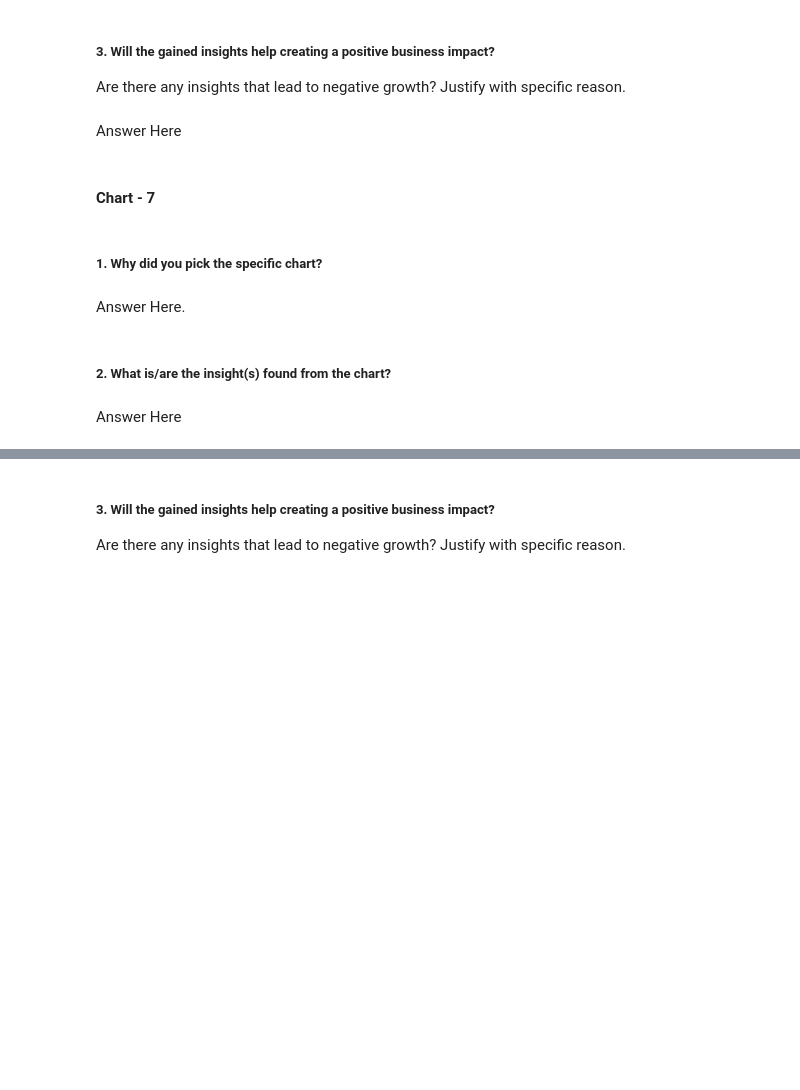
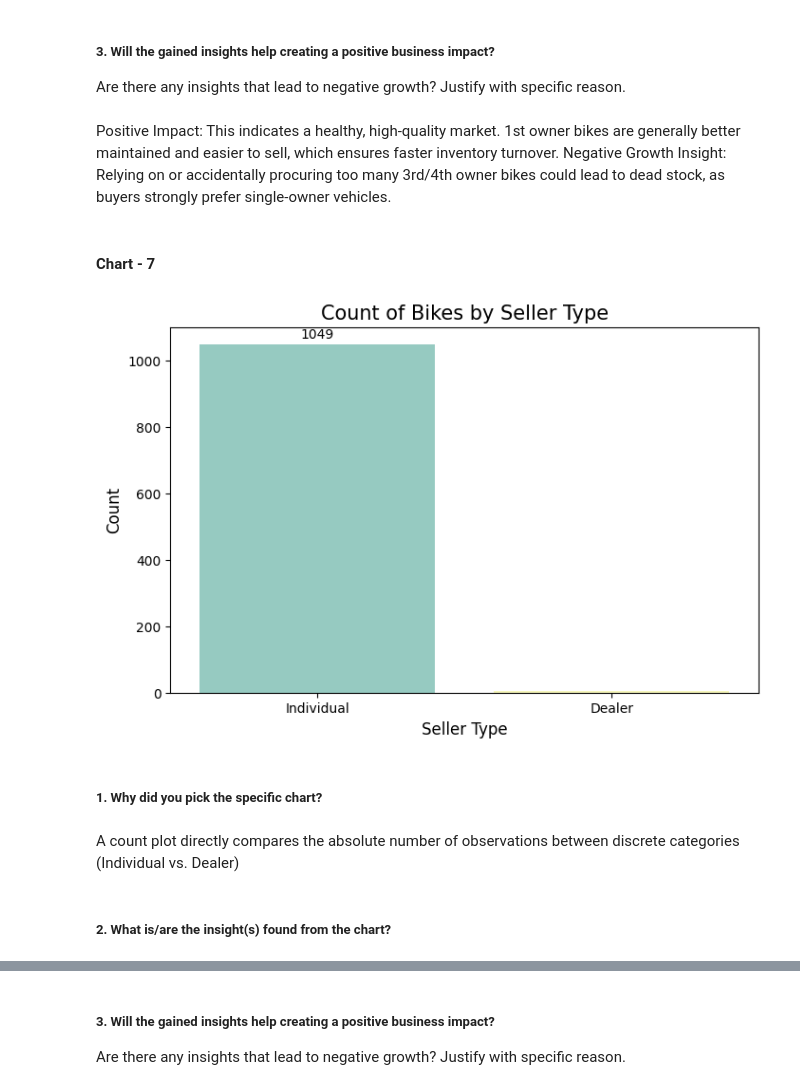
Before and after one commit to VishalChauhan85/Motorcycle-Dataset---ML, a Jupyter notebook: Motorcycle_Dataset_ML.ipynb, the cells around one changed output, grey strips where cells are left out. Cells and saved outputs as stored; diff of their text form; code cells hidden in the pictures; blank space fills up the shorter version.

```diff
--- a/Motorcycle_Dataset_ML.ipynb
+++ b/Motorcycle_Dataset_ML.ipynb
@@ -422,7 +430,7 @@ Answer Here
 # %% [markdown]
 ##### 3. Will the gained insights help creating a positive business impact?
 Are there any insights that lead to negative growth? Justify with specific reason.
-# %% [markdown]
-Answer Here
+# %% [markdown]
+Positive Impact: This indicates a healthy, high-quality market. 1st owner bikes are generally better maintained and easier to sell, which ensures faster inventory turnover. Negative Growth Insight: Relying on or accidentally procuring too many 3rd/4th owner bikes could lead to dead stock, as buyers strongly prefer single-owner vehicles.
 # %% [markdown]
 #### Chart - 7
@@ -431,8 +437,18 @@ Answer Here
+# %%
+# Chart - 7 visualization code
+plt.figure(figsize=(8, 5))
+sns.countplot(x='seller_type', data=df, palette='Set3')
+plt.title('Count of Bikes by Seller Type', fontsize=15)
+plt.xlabel('Seller Type', fontsize=12)
+plt.ylabel('Count', fontsize=12)
+ax = plt.gca()
+ax.bar_label(ax.containers[0], padding=3)
+plt.show()
+# %% [output]
+[figure, added]
 # %% [markdown]
 ##### 1. Why did you pick the specific chart?
-# %% [markdown]
-Answer Here.
+# %% [markdown]
+A count plot directly compares the absolute number of observations between discrete categories (Individual vs. Dealer)
 # %% [markdown]
 ##### 2. What is/are the insight(s) found from the chart?
-# %% [markdown]
-Answer Here
```
Also changed, not shown: parts of 36 cells of this notebook.
